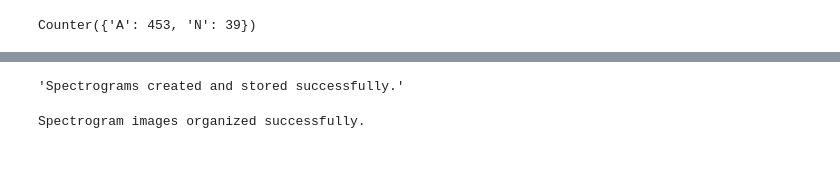
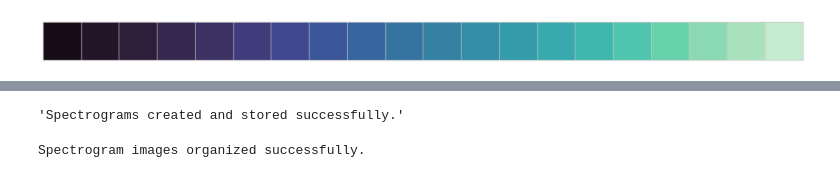
Before and after one commit to MoKholy/respiratory-stft-spec, a Jupyter notebook: explore2.ipynb, the cells around one changed output, grey strips where cells are left out. Drawn from its saved outputs; the diff is of its cells as text; code cells hidden in the pictures.

```diff
--- a/explore2.ipynb
+++ b/explore2.ipynb
@@ -80,10 +13,10 @@ plt.show()
-# %%
-from collections import Counter
-
-# Count the frequency of classes in annotation.symbol
-annotation_counts = Counter(annotation.symbol)
-
-# Print the counts
-print(annotation_counts)
-# %% [output]
-Counter({'A': 453, 'N': 39})
+# %%
+color_palette = sns.color_palette("mako", 20)
+# plot settings
+sns.set_style("whitegrid")
+sns.set_context("paper")
+sns.set_palette(color_palette)
+# plot colours
+sns.palplot(color_palette)
+# %% [output]
+[figure, added]
```
Also changed, not shown: parts of 10 cells of this notebook.
